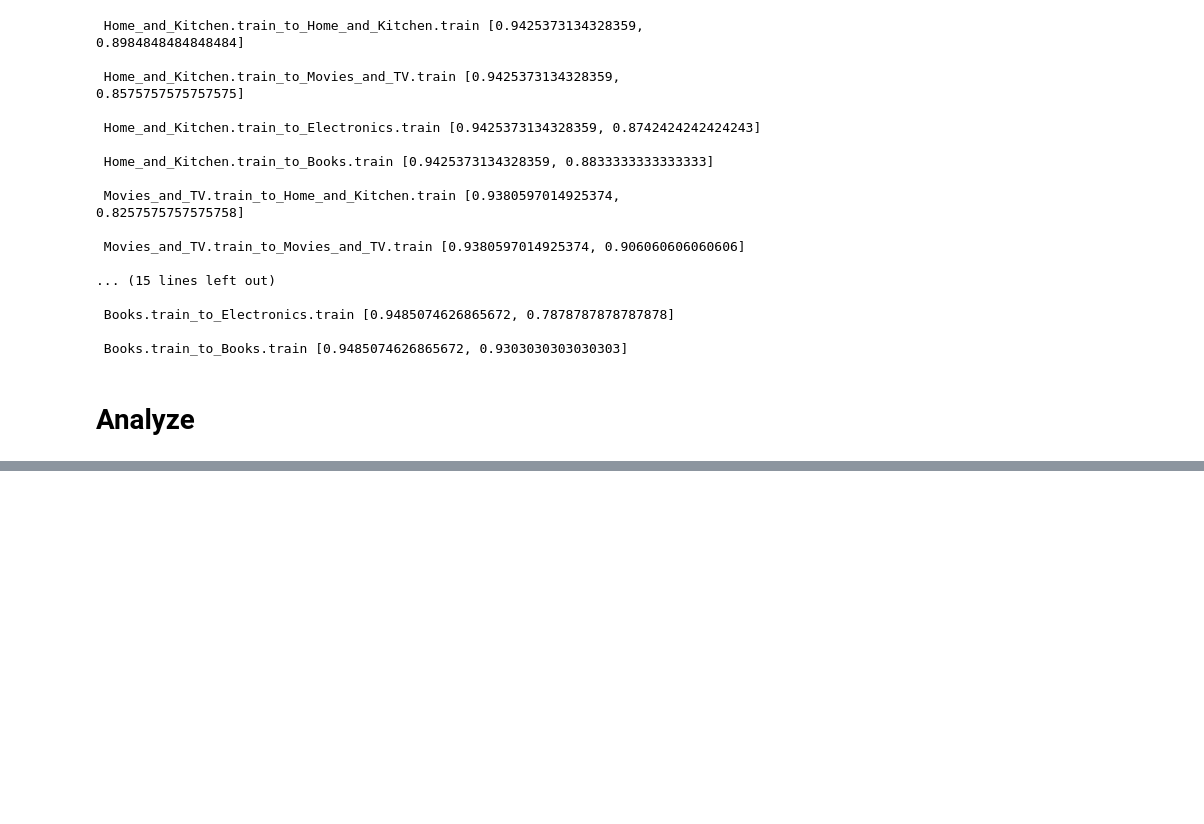
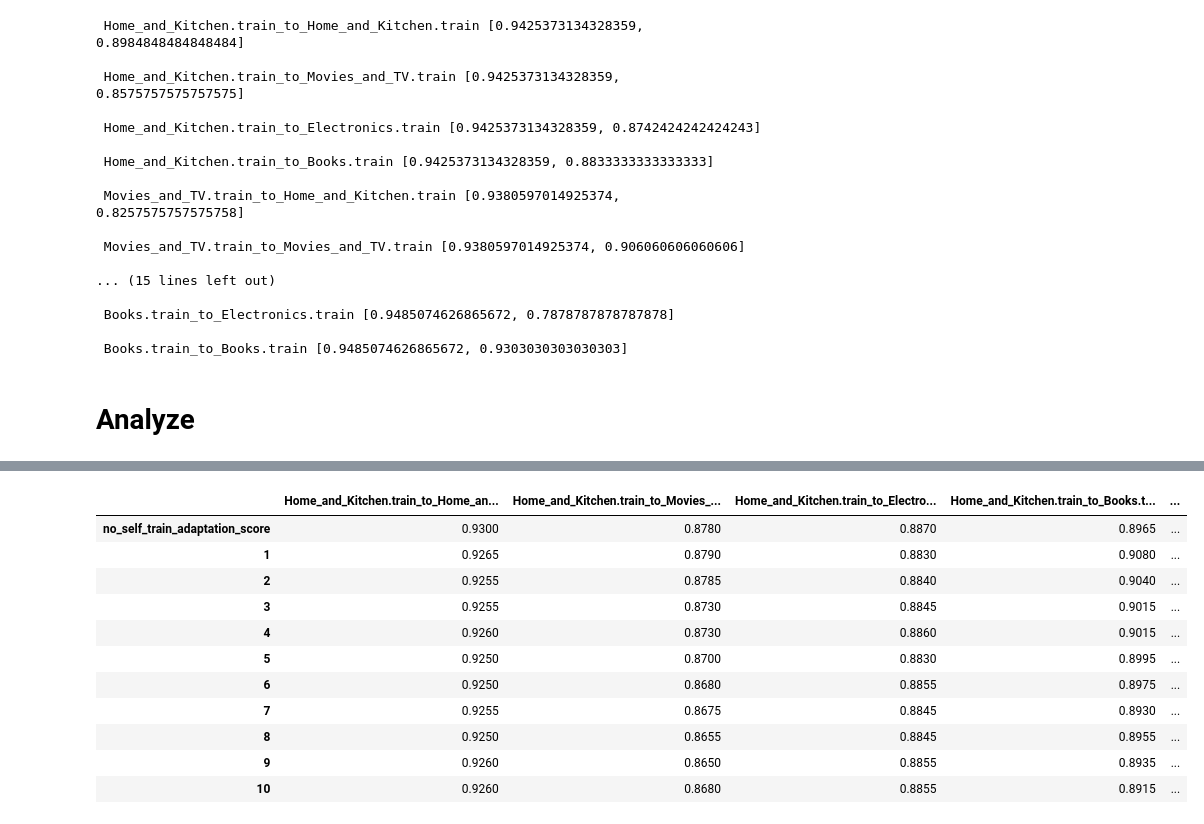
Before and after one commit to zycalice/domain-adaptation-nlp, a Jupyter notebook: notebooks/sentiment_analysis_exps.ipynb, the cells around one changed output, grey strips where cells are left out. Drawn from its saved outputs; the diff is of its cells as text; code cells hidden in the pictures; blank space fills up the shorter version.

Commit message:
add new results from few shot learning

```diff
--- a/notebooks/sentiment_analysis_exps.ipynb
+++ b/notebooks/sentiment_analysis_exps.ipynb
@@ -1147,5 +1147,8 @@ for source in all_data:
 # %% [markdown]
 # Analyze
 # %%
-files = ['accuracies_ti_amazon_conf1_c0.1.json', 'accuracies_ti_amazon_conf1_c0.1_fs0.1.json',
-         'accuracies_ti_amazon_label_final_conf0.1_c0.1.json', '']
+files = ['accuracies_ti_amazon_conf1_c0.1.json',
+         'accuracies_ti_amazon_conf1_c0.1_fs0.1.json',
+         'accuracies_ti_amazon_conf1_c0.1_fs0.01.json',
+         'accuracies_ti_amazon_conf1_c0.1_fs0.005.json',
+         'accuracies_ti_amazon_conf1_c0.1_fs0.0025.json']
@@ -1151,0 +1163,23 @@ files = ['accuracies_ti_amazon_conf1_c0.1.json', 'accuracies_ti_amazon_conf1_c0.
+# %%
+import json
+
+all_results = []
+for file in files:
+    with open("../outputs/" + file, "r") as f:
+        all_results.append(json.load(f))
+# %%
+def take_last_acc(result_dict):
+    last_score = {}
+    for k in result_dict:
+        if k.isnumeric():
+            last_score[k] = result_dict[k][-1]
+        else:
+            last_score[k] = result_dict[k]
+    return last_score
+# %%
+g = 0
+no_fs = {}
+for k in all_results[g]:
+    print(k)
+    no_fs[k] = take_last_acc(all_results[g][k])
+#     print(take_last_acc(all_results[g][k]))
@@ -1151,0 +1227,15 @@ files = ['accuracies_ti_amazon_conf1_c0.1.json', 'accuracies_ti_amazon_conf1_c0.
+# %%
+pd.DataFrame.from_dict(no_fs)
+# %% [output]
+|  | Home_and_Kitchen.train_to_Home_an... | Home_and_Kitchen.train_to_Movies_... | Home_and_Kitchen.train_to_Electro... | Home_and_Kitchen.train_to_Books.t... | ... |
+| no_self_train_adaptation_score | 0.9300 | 0.8780 | 0.8870 | 0.8965 | ... |
+| 1 | 0.9265 | 0.8790 | 0.8830 | 0.9080 | ... |
+| 2 | 0.9255 | 0.8785 | 0.8840 | 0.9040 | ... |
+| 3 | 0.9255 | 0.8730 | 0.8845 | 0.9015 | ... |
+| 4 | 0.9260 | 0.8730 | 0.8860 | 0.9015 | ... |
+| 5 | 0.9250 | 0.8700 | 0.8830 | 0.8995 | ... |
+| 6 | 0.9250 | 0.8680 | 0.8855 | 0.8975 | ... |
+| 7 | 0.9255 | 0.8675 | 0.8845 | 0.8930 | ... |
+| 8 | 0.9250 | 0.8655 | 0.8845 | 0.8955 | ... |
+| 9 | 0.9260 | 0.8650 | 0.8855 | 0.8935 | ... |
+| 10 | 0.9260 | 0.8680 | 0.8855 | 0.8915 | ... |
```
Also changed, not shown: parts of 4 cells of this notebook, 4 other files.
